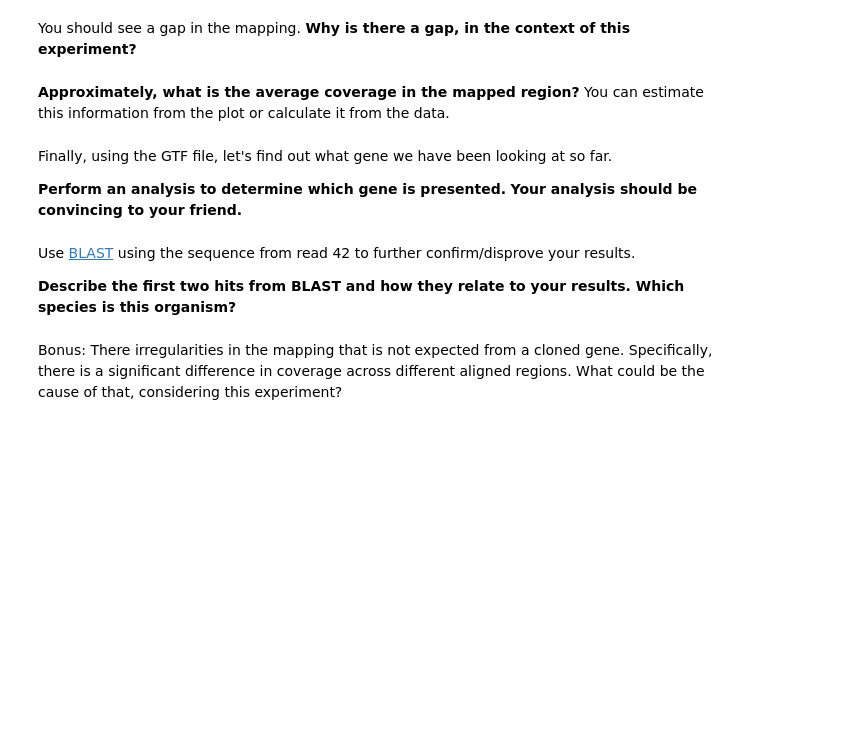
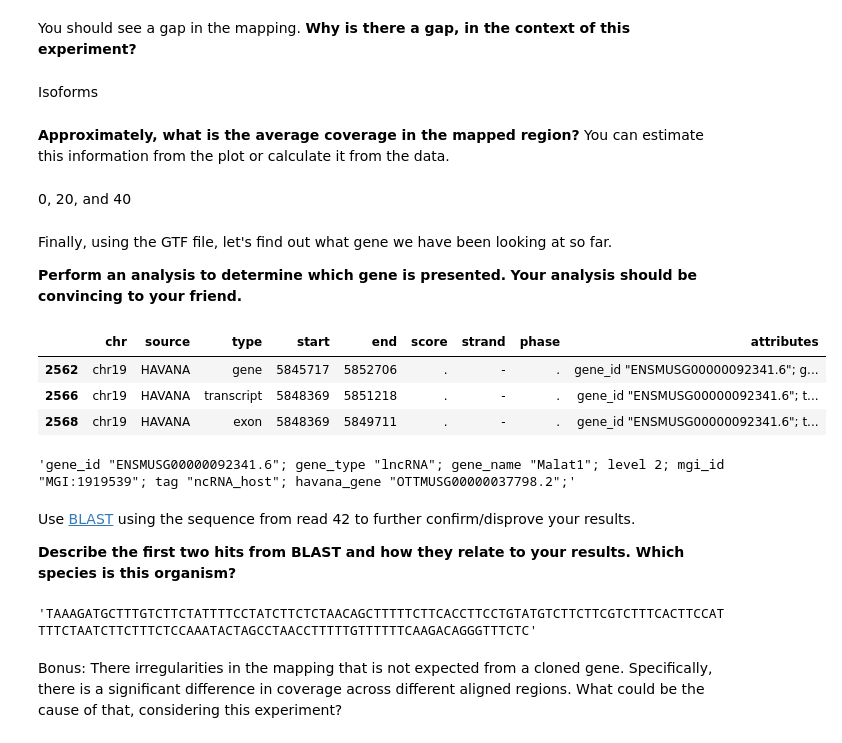
Before and after one commit to gofflab/quant_mol_neuro_2023, a Jupyter notebook: modules/module3/problemset/20230920_Module3_problemset.ipynb, the cells around one changed output. Saved outputs shown, nothing was run; the diff lists cells and outputs as text; code cells hidden in the pictures; blank space fills up the shorter version.

```diff
--- a/modules/module3/problemset/20230920_Module3_problemset.ipynb
+++ b/modules/module3/problemset/20230920_Module3_problemset.ipynb
@@ -58,15 +155,36 @@ Perform any data filtering and plot adjustments as needed.
 
 You should see a gap in the mapping.
 **Why is there a gap, in the context of this experiment?**
+# %% [markdown]
+Isoforms
 # %% [markdown]
 **Approximately, what is the average coverage in the mapped region?**
 You can estimate this information from the plot or calculate it from the data.
+# %% [markdown]
+0, 20, and 40
 # %% [markdown]
 Finally, using the GTF file, let's find out what gene we have been looking at so far.
 
 **Perform an analysis to determine which gene is presented.**
 **Your analysis should be convincing to your friend.**
+# %%
+# Find a feature that encompasses the entire mapped region
+section = gtf[(gtf["start"] < samf["pos"].min()) & (samf["pos"].min() < gtf["end"])]
+section
+# %% [output]
+|  | chr | source | type | start | end | score | strand | phase | attributes |
+| 2562 | chr19 | HAVANA | gene | 5845717 | 5852706 | . | - | . | gene_id "ENSMUSG00000092341.6"; g... |
+| 2566 | chr19 | HAVANA | transcript | 5848369 | 5851218 | . | - | . | gene_id "ENSMUSG00000092341.6"; t... |
+| 2568 | chr19 | HAVANA | exon | 5848369 | 5849711 | . | - | . | gene_id "ENSMUSG00000092341.6"; t... |
+# %%
+section.iloc[0]["attributes"]
+# %% [output]
+'gene_id "ENSMUSG00000092341.6"; gene_type "lncRNA"; gene_name "Malat1"; level 2; mgi_id "MGI:1919539"; tag "ncRNA_host"; havana_gene "OTTMUSG00000037798.2";'
 # %% [markdown]
 Use [BLAST](https://blast.ncbi.nlm.nih.gov/Blast.cgi?PROGRAM=blastn&PAGE_TYPE=BlastSearch&LINK_LOC=blasthome) using the sequence from read 42 to further confirm/disprove your results.
 
 **Describe the first two hits from BLAST and how they relate to your results. Which species is this organism?**
+# %%
+sam[sam["name"] == 42]["seq"].iloc[0]
+# %% [output]
+'TAAAGATGCTTTGTCTTCTATTTTCCTATCTTCTCTAACAGCTTTTTCTTCACCTTCCTGTATGTCTTCTTCGTCTTTCACTTCCATTTTCTAATCTTCTTTCTCCAAATACTAGCCTAACCTTTTTGTTTTTTCAAGACAGGGTTTCTC'
```
Also changed, not shown: parts of 22 cells of this notebook.
